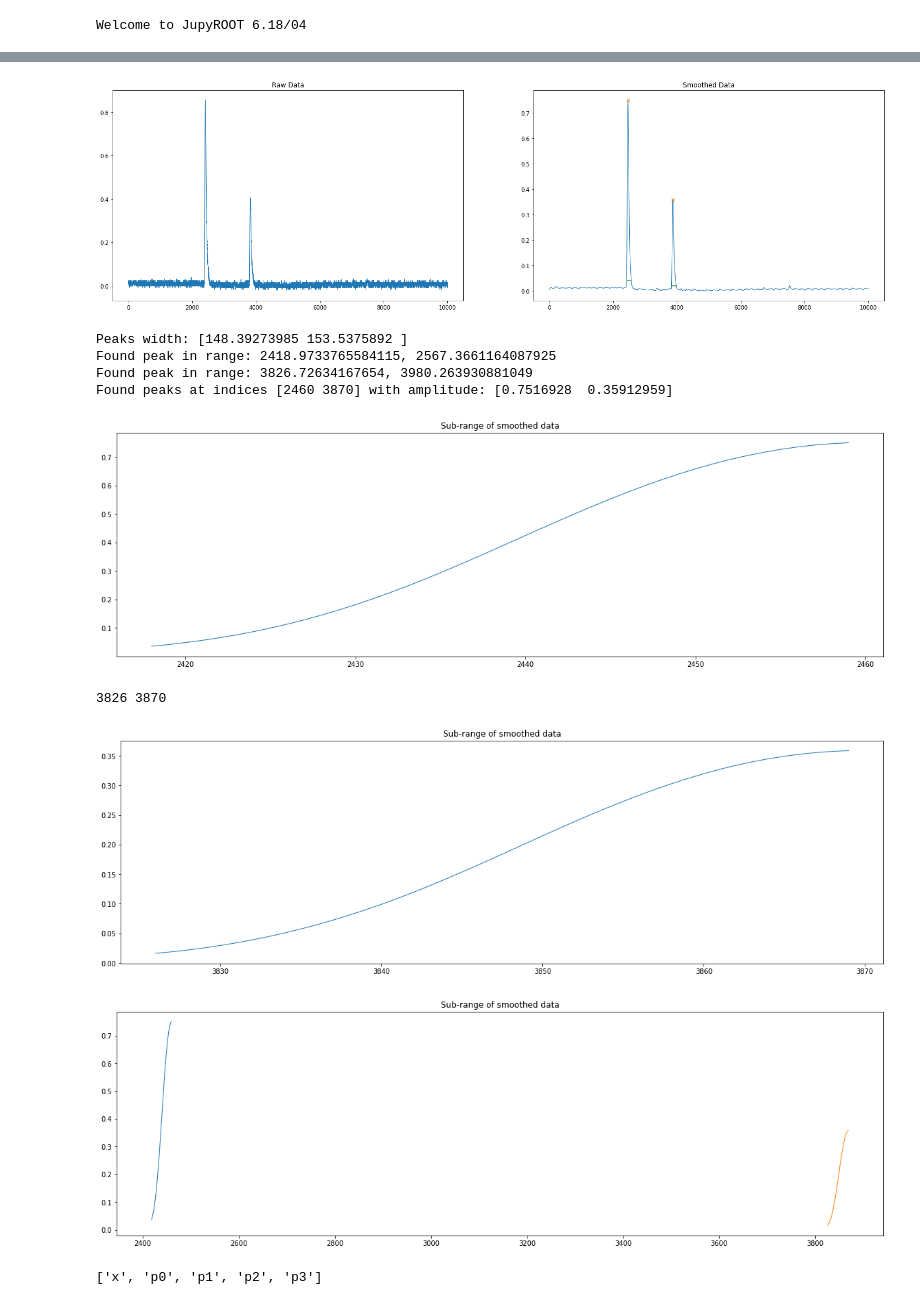
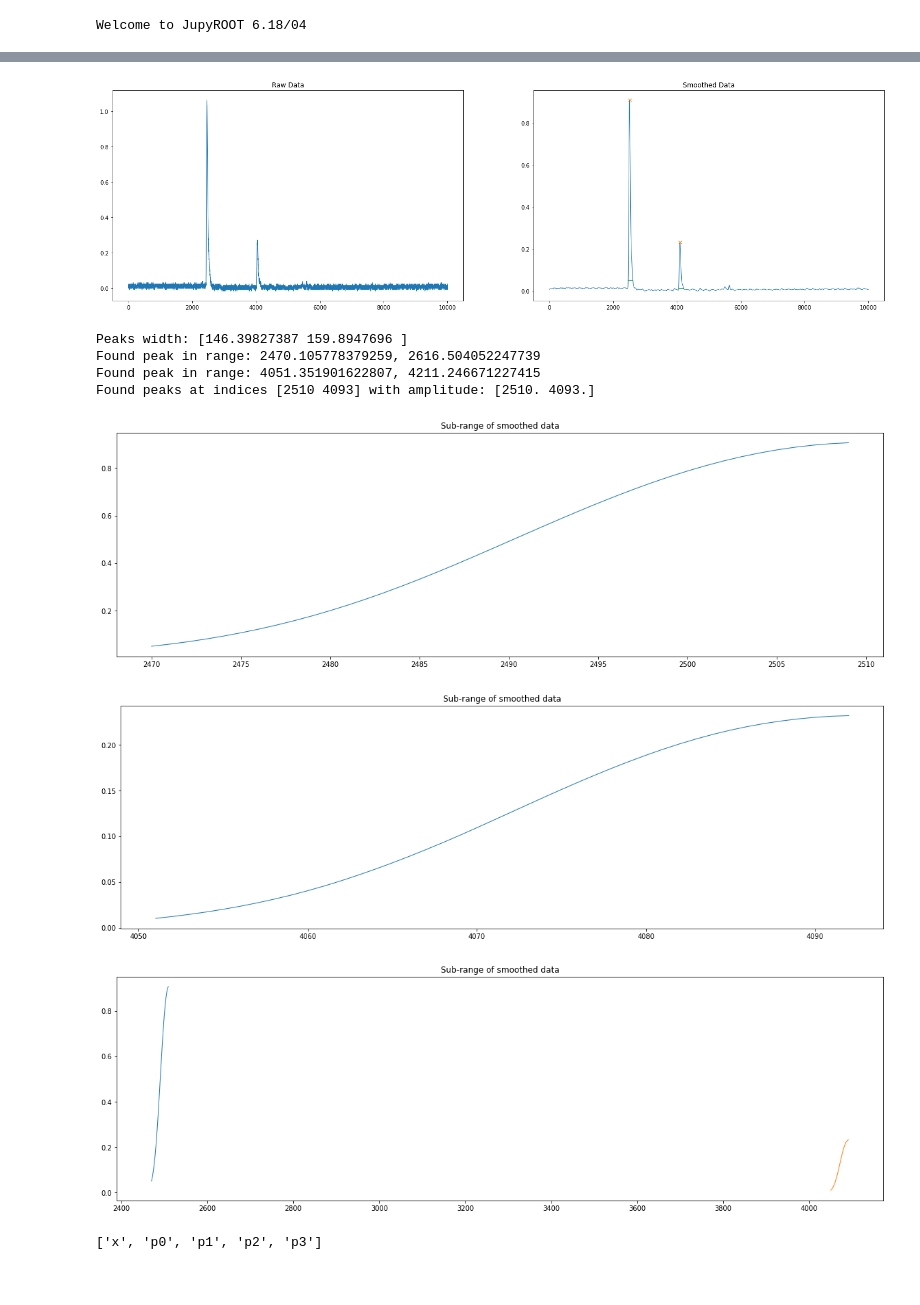
Before and after one commit to Iaggelis/InstrumentationLab, a Jupyter notebook: src/notebooks/muon_decay.ipynb, the cells around one changed output, grey strips where cells are left out. Drawn from its saved outputs; the diff is of its cells as text; code cells hidden in the pictures.

```diff
--- a/src/notebooks/muon_decay.ipynb
+++ b/src/notebooks/muon_decay.ipynb
@@ -41,8 +45,8 @@ muon_decay.ipynb  root_converter.ipynb  single_analysis_test.ipynb
 # %%
 # rel_path = "./Labs/muon_decay/"
 # filename = rel_path + "oscil_191216.root"
-rel_path = "../../Labs/muon_191219/"
-filename = rel_path + "oscill_191218.root"
+rel_path = "../../Labs/"
+filename = rel_path + "mudecays824.root"
 # %%
 # df = RDataFrame("tree",filename)
 # %%
@@ -54,68 +58,67 @@ filename = rel_path + "oscill_191218.root"
 # timesteps = np.arange(0,n_per_event,1)
 # raw_data *= -1.0
 # %%
-df_np = uproot.open(filename)["tree"].array("channel1")
+df_np = uproot.open(filename)["t1"].array("channel1")
 n_events = df_np.size
 n_per_event = df_np[0].size
 timesteps = np.arange(0,n_per_event,1)
 # %%
-raw_data = np.negative(df_np[1169])
+raw_data = np.negative(df_np[37])
 # %%
 smoothed_data = smooth(raw_data, window_len=51, window='bartlett')
-data = np.concatenate((smoothed_data[:n_per_event ,np.newaxis], timesteps[:,np.newaxis]), axis=1)
-peak_range = [0.1, data[: ,0].max() ]
-peaks, properties = signal.find_peaks(data[: ,0], height=peak_range,distance=250)
-results_w = signal.peak_widths(data[: ,0], peaks, rel_height=0.95)
+data = np.concatenate((timesteps[:,np.newaxis], smoothed_data[:n_per_event ,np.newaxis]), axis=1)
+peak_range = [0.1, data[: ,1].max() ]
+peaks, properties = signal.find_peaks(data[: ,1], height=peak_range,distance=250)
+results_w = signal.peak_widths(data[: ,1], peaks, rel_height=0.95)
 # %%
 plt.figure(figsize=(25,7))
 plt.subplot(121)
 plt.plot(timesteps, raw_data, '-', lw=1)
 plt.title("Raw Data")
 plt.subplot(122)
-plt.plot(data[:,1], data[:,0],'-', lw=1)
-plt.plot(peaks, data[:,0][peaks], "x")
+plt.plot(data[:,0], data[:,1],'-', lw=1)
+plt.plot(peaks, data[:,1][peaks], "x")
 plt.hlines(*results_w[1:], color="C2")
 plt.title("Smoothed Data")
 plt.show()
 # %% [output]
-[figure, old version]
+[figure, new version]
 # %%
 print(f'Peaks width: {results_w[0]}')
 for i in range(results_w[1:][0].size):
     print(f'Found peak in range: {results_w[2][i]}, {results_w[3][i]}')
 print(f"Found peaks at indices {peaks} with amplitude: {data[peaks,0]}")
 # %% [output]
-Peaks width: [148.39273985 153.5375892 ]
-Found peak in range: 2418.9733765584115, 2567.3661164087925
-Found peak in range: 3826.72634167654, 3980.263930881049
-Found peaks at indices [2460 3870] with amplitude: [0.7516928  0.35912959]
+Peaks width: [146.39827387 159.8947696 ]
+Found peak in range: 2470.105778379259, 2616.504052247739
+Found peak in range: 4051.351901622807, 4211.246671227415
+Found peaks at indices [2510 4093] with amplitude: [2510. 4093.]
 # %%
 a = int(min(results_w[2]))
 ranged_sm_data = data[a:peaks[0]]
 plt.figure(figsize=(20,6))
-plt.plot(ranged_sm_data[:,1], ranged_sm_data[:,0],'-', lw=1)
+plt.plot(ranged_sm_data[:,0], ranged_sm_data[:,1],'-', lw=1)
 plt.title("Sub-range of smoothed data")
 plt.show()
 # %% [output]
-[figure, old version]
+[figure, new version]
 # %%
 b = int((results_w[2][1]))
-print(b,peaks[1])
+# print(b,peaks[1])
 ranged_sm_data = data[b:peaks[1]]
 plt.figure(figsize=(20,6))
-plt.plot(ranged_sm_data[:,1], ranged_sm_data[:,0],'-', lw=1)
+plt.plot(ranged_sm_data[:,0], ranged_sm_data[:,1],'-', lw=1)
 plt.title("Sub-range of smoothed data")
 plt.show()
 # %% [output]
-3826 3870
-[figure, old version]
+[figure, new version]
 # %%
 plt.figure(figsize=(20,6))
 for min_t, peak in zip(results_w[2], peaks):
     min_t = int(min_t)
     ranged_sm_data = data[min_t:peak]
-    plt.plot(ranged_sm_data[:,1], ranged_sm_data[:,0],'-', lw=1)
+    plt.plot(ranged_sm_data[:,0], ranged_sm_data[:,1],'-', lw=1)
     plt.title("Sub-range of smoothed data")
 plt.show()
 # %% [output]
-[figure, old version]
+[figure, new version]
```
Also changed, not shown: parts of 43 cells of this notebook, 1 other file.
